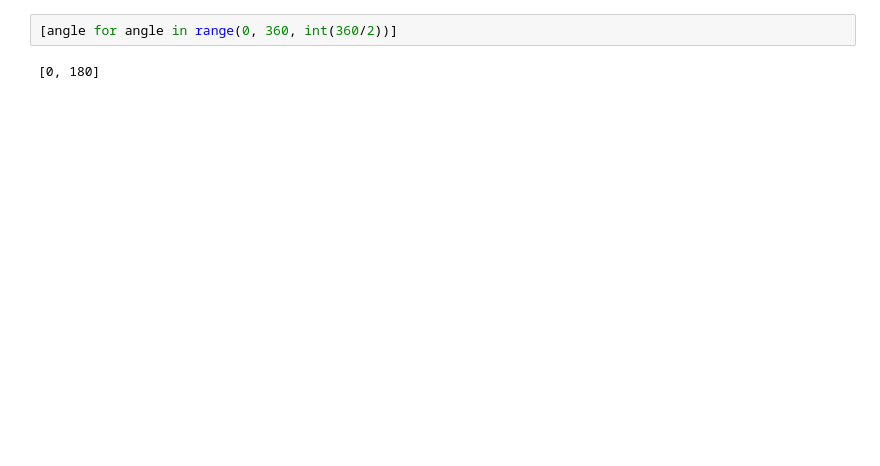
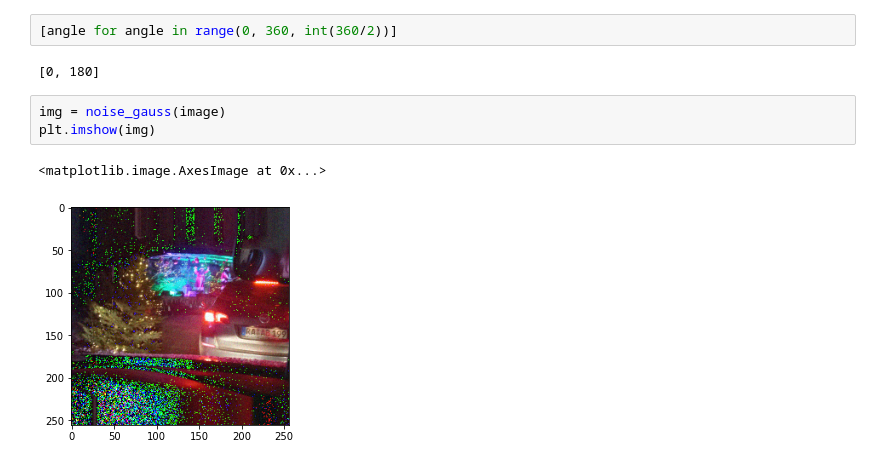
Before and after one commit to thecherry94/Projektarbeit-Kuenstliche-Intelligenz, a Jupyter notebook: Data-Augmentation/test.ipynb, the cells around one changed output. Cells and saved outputs as stored; diff of their text form; blank space fills up the shorter version.

```diff
--- a/Data-Augmentation/test.ipynb
+++ b/Data-Augmentation/test.ipynb
@@ -158,3 +130,9 @@ plt.imshow(imgs[9])
 [angle for angle in range(0, 360, int(360/2))]
 # %% [output]
 [0, 180]
+# %%
+img = noise_gauss(image)
+plt.imshow(img)
+# %% [output]
+<matplotlib.image.AxesImage at 0x...>
+[figure, added]
```
Also changed, not shown: parts of 12 cells of this notebook, 1 other file.
